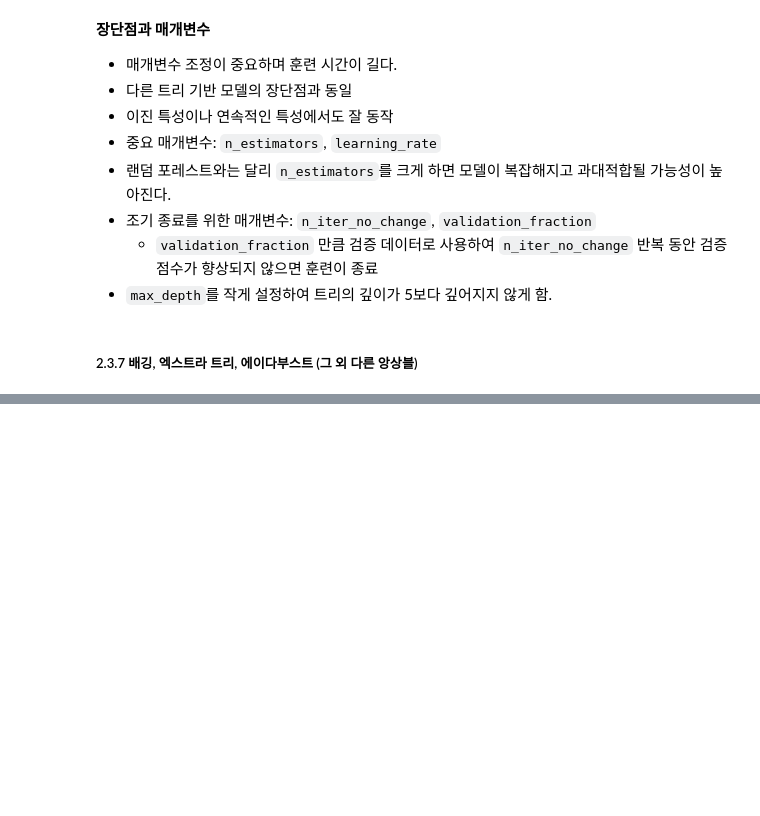
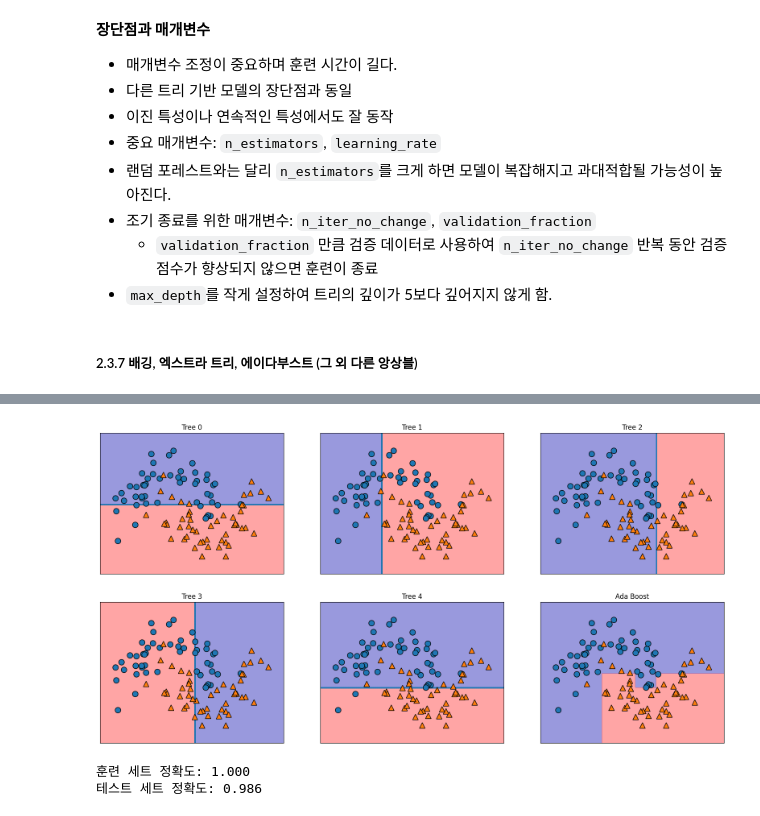
Before and after one commit to logiggi/MachineLearning, a Jupyter notebook: Chapter2.ipynb, the cells around one changed output, grey strips where cells are left out. Cells and saved outputs as stored; diff of their text form; code cells hidden in the pictures; blank space fills up the shorter version.

```diff
--- a/Chapter2.ipynb
+++ b/Chapter2.ipynb
@@ -946,0 +1050,31 @@ plot_feature_importances_cancer(gbrt)
+# %%
+# 에이다부스트(Adaptive Boosting): 그레이디언트 부스팅과 비슷하지만 이전의 모델이 잘못 분류한 샘플에 가중치를 높여서 다음 모델을 훈련
+# 그레이디언트 부스트와 같이 약한 학습기(얕은 트리)를 사용
+# two moons dataset 결정경계
+from sklearn.ensemble import AdaBoostClassifier
+
+ada = AdaBoostClassifier(n_estimators=5, random_state=42)   # max_depth=1
+ada.fit(Xm_train, ym_train)
+
+fig, axes = plt.subplots(2, 3, figsize=(20, 10))
+for i, (ax, tree) in enumerate(zip(axes.ravel(), ada.estimators_)):
+    ax.set_title("Tree {}".format(i))
+    mglearn.plots.plot_tree_partition(Xm, ym, tree, ax=ax)
+
+mglearn.plots.plot_2d_separator(ada, Xm, fill=True, ax=axes[-1, -1], alpha=.4)
+axes[-1, -1].set_title("Ada Boost")
+mglearn.discrete_scatter(Xm[:, 0], Xm[:, 1], ym)
+plt.show()
+# %% [output]
+[figure, added]
+# %%
+# cancer dataset
+ada = AdaBoostClassifier(n_estimators=100, random_state=42)
+ada.fit(Xc_train, yc_train)
+
+print("훈련 세트 정확도: {:.3f}".format(ada.score(Xc_train, yc_train)))
+print("테스트 세트 정확도: {:.3f}".format(ada.score(Xc_test, yc_test)))
+# 트리가 얕기 때문에 일반화 성능이 조금 더 좋음
+# %% [output]
+훈련 세트 정확도: 1.000
+테스트 세트 정확도: 0.986
```
Also changed, not shown: parts of 16 cells of this notebook.
